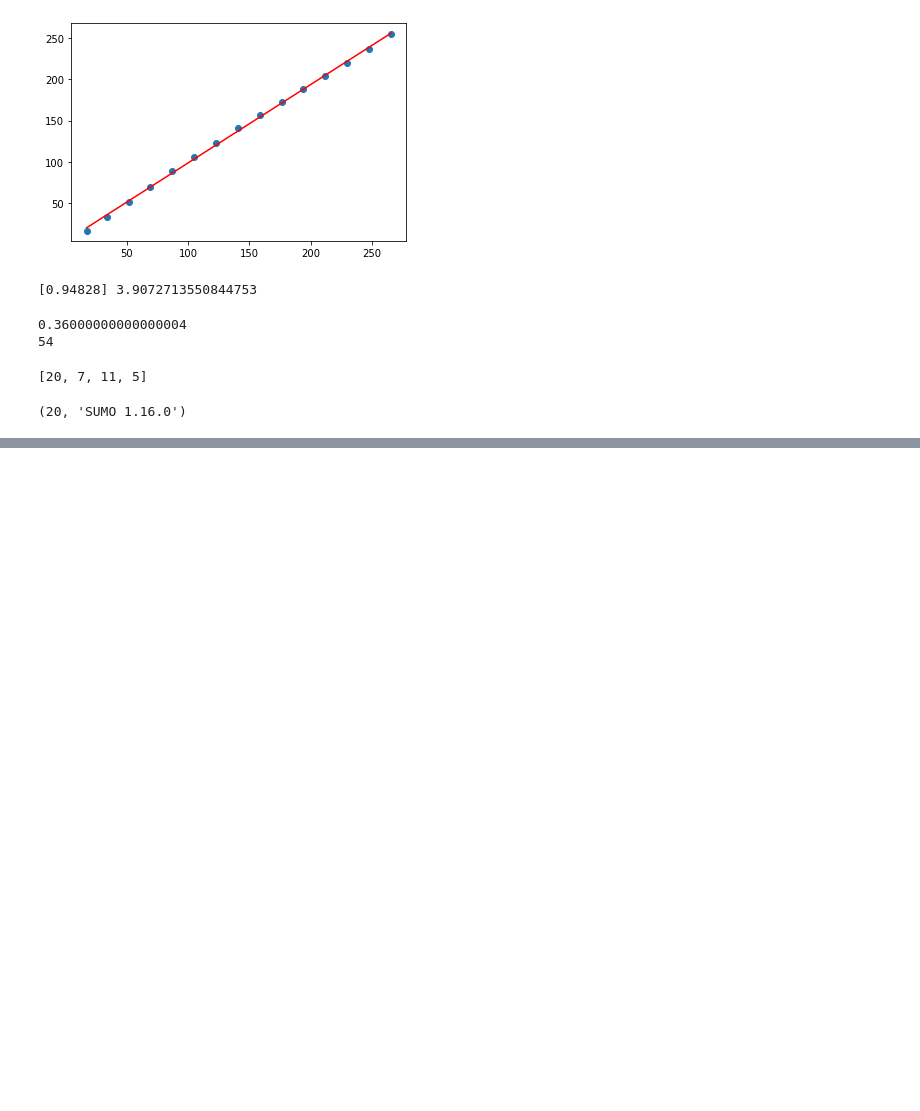
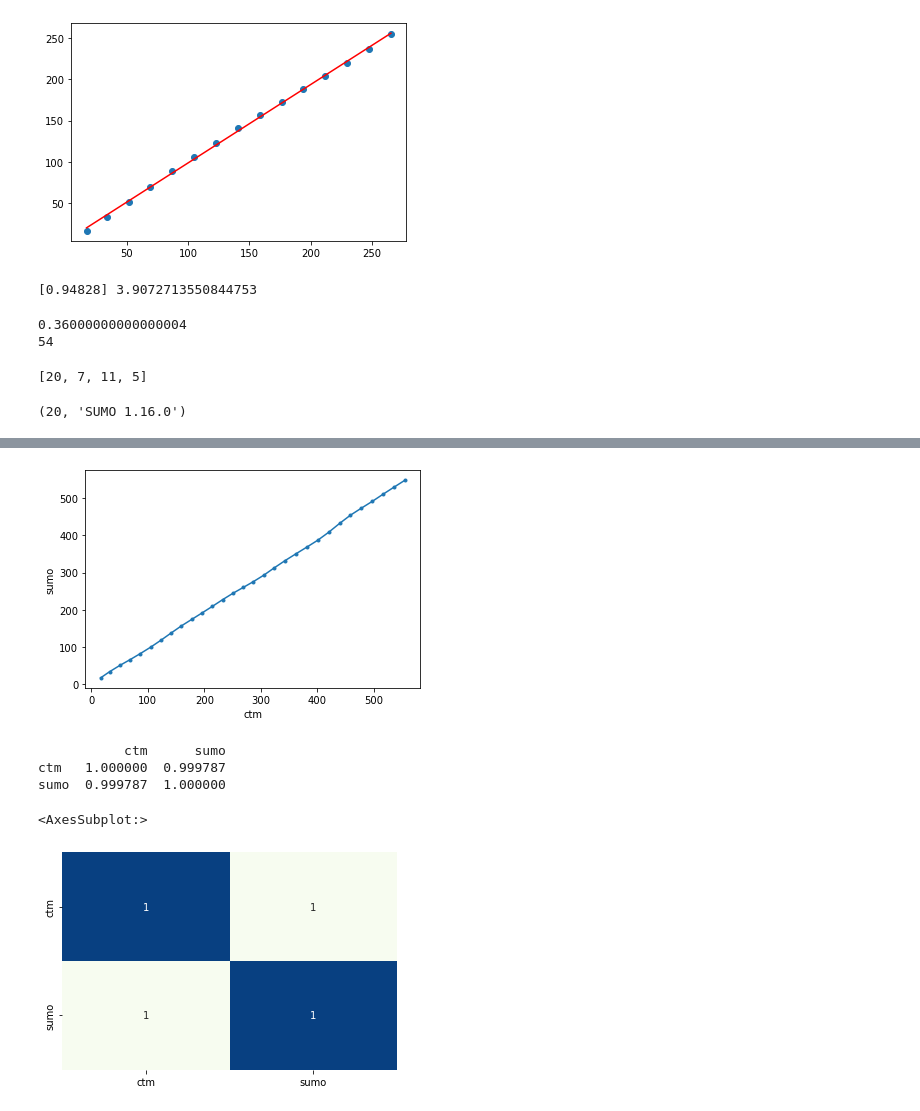
Before and after one commit to Eightina/Digital-Twin-CTM, a Jupyter notebook: Digital-Twin/analyze.ipynb, the cells around one changed output, grey strips where cells are left out. Drawn from its saved outputs; the diff is of its cells as text; code cells hidden in the pictures; blank space fills up the shorter version.

```diff
--- a/Digital-Twin/analyze.ipynb
+++ b/Digital-Twin/analyze.ipynb
@@ -260,0 +287,19 @@ traci.start(
+# %%
+plt.plot(ctm_delay, sumo_delay, marker='.')
+plt.xlabel('ctm')
+plt.ylabel('sumo')
+plt.show()
+
+import pandas as pd
+import seaborn as sns
+resultdf = pd.DataFrame({'ctm':ctm_delay, 'sumo':sumo_delay})
+corr = resultdf.corr()
+print(corr)
+sns.heatmap(corr, cmap='GnBu', annot=True, cbar=False)
+# %% [output]
+[figure, added]
+           ctm      sumo
+ctm   1.000000  0.999787
+sumo  0.999787  1.000000
+<AxesSubplot:>
+[figure, added]
```
Also changed, not shown: parts of 14 cells of this notebook, 13 other files.
